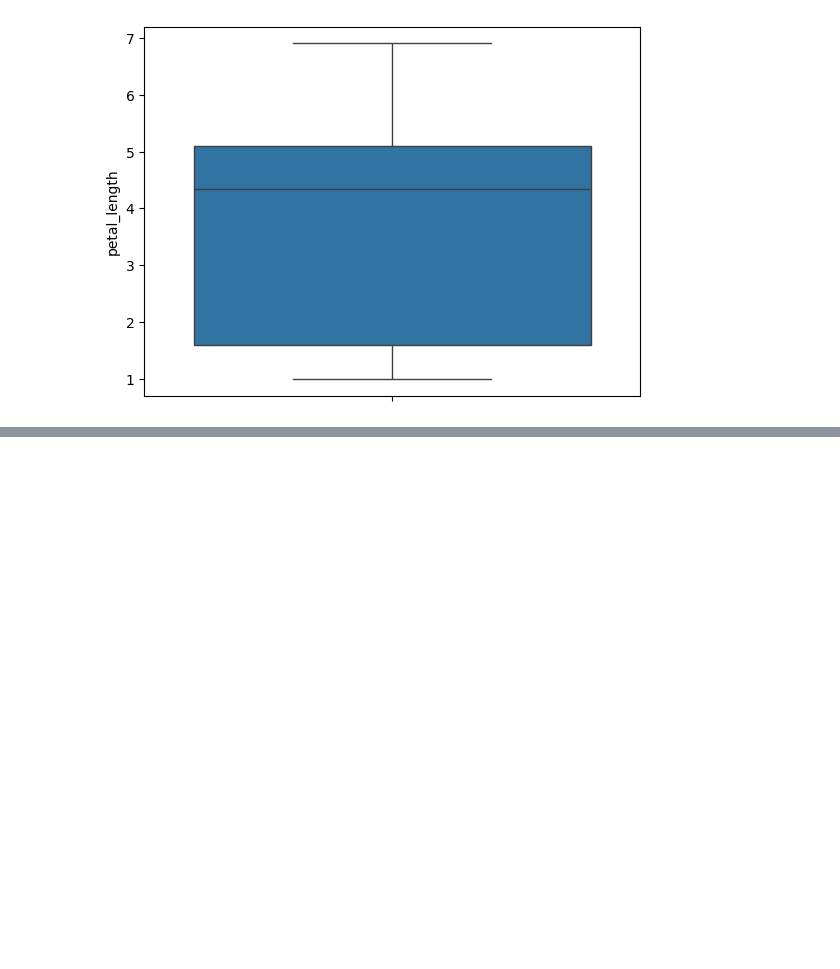
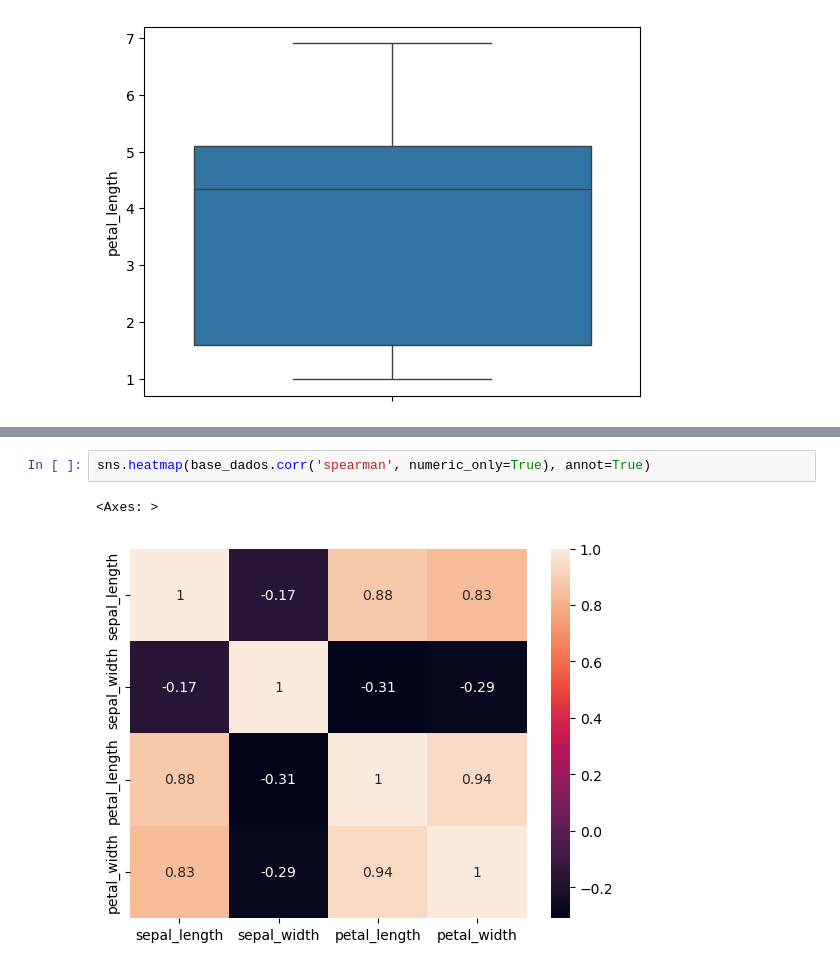
Before and after one commit to leandroclv/python_analise_dados_udemy, a Jupyter notebook: estatistica/esatistica.ipynb, the cells around one changed output, grey strips where cells are left out. Drawn from its saved outputs; the diff is of its cells as text; blank space fills up the shorter version.

```diff
--- a/estatistica/esatistica.ipynb
+++ b/estatistica/esatistica.ipynb
@@ -86,0 +210,5 @@ sns.boxplot(base_dados['petal_length'])
+# %%
+sns.heatmap(base_dados.corr('spearman', numeric_only=True), annot=True)
+# %% [output]
+<Axes: >
+[figure, added]
```
Also changed, not shown: parts of 24 cells of this notebook, 4 other files.
